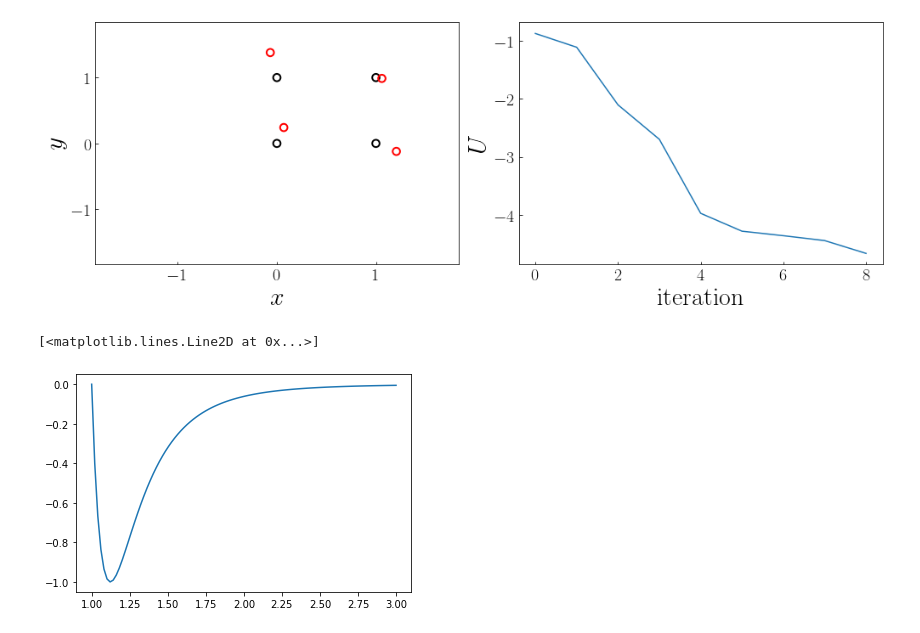
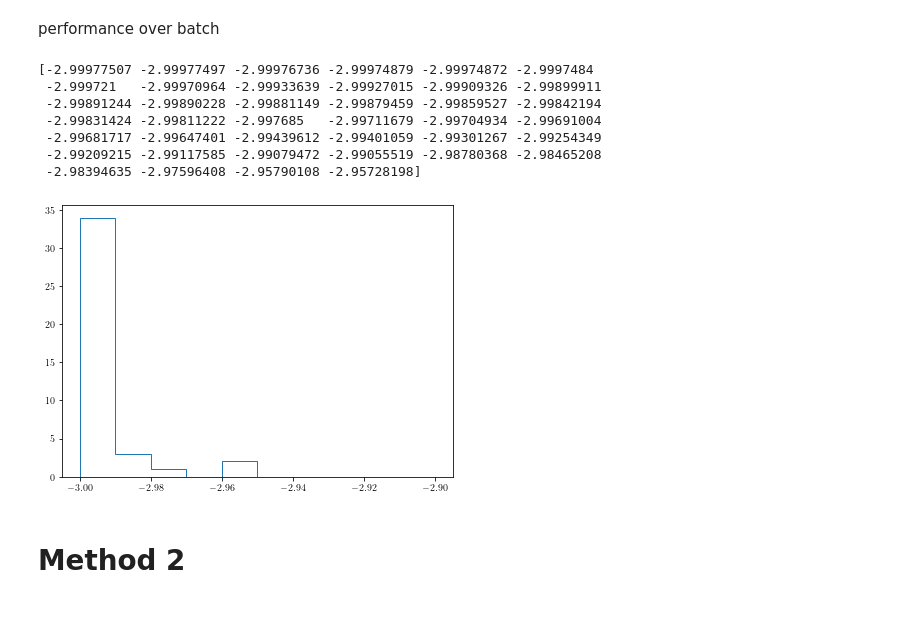
Before and after one commit to rwhitehill/CP-PHYS811-F24, a Jupyter notebook: P1/main.ipynb, the cells around one changed output. Saved outputs shown, nothing was run; the diff lists cells and outputs as text; code cells hidden in the pictures.

```diff
--- a/P1/main.ipynb
+++ b/P1/main.ipynb
@@ -83,0 +90,16 @@ def transform(P,a=np.array([0,0]),theta=0,origin=np.array([0,0])):
+# %%
+def do_method1(h,L,N,track=False):
+    P = L*np.random.uniform(size=(N,2))
+
+    configs,U = [],[]
+    for i in range(N):
+        configs_,U_ = minimize(P,h,track=True,freeze=np.array([j==i for j in range(N)]))
+        configs += list(configs_)
+        U       += list(U_)
+
+        P = configs_[-1]
+
+    if track:
+        return np.array(configs),np.array(U)
+    else:
+        return configs[-1],U[-1]
@@ -83,0 +108,6 @@ def transform(P,a=np.array([0,0]),theta=0,origin=np.array([0,0])):
+# %%
+h = 0.2
+L = 1
+N = 3
+
+configs,U = do_method1(h,L,N,track=True)
@@ -84 +147,37 @@ def transform(P,a=np.array([0,0]),theta=0,origin=np.array([0,0])):
+# %% [markdown]
+performance over batch
+# %%
+h = 0.2
+L = 1
+N = 3
+
+results,U = [],[]
+for i in tqdm(range(50)):
+    results_,U_ = do_method1(h,L,N)
+    results.append(results_)
+    U.append(U_)
+
+results = np.array(results)
+U = np.array(U)
+# %%
+nrows,ncols=1,1
+fig,ax = plt.subplots(nrows=nrows,ncols=ncols,figsize=(7*ncols,5*nrows))
+
+U = np.sort(U)
+print(U[U<-2.95])
+counts,edges = np.histogram(U,bins=10,range=(-3,-2.9))
+ax.stairs(counts,edges)
+
+plt.show()
+# %% [output]
+[-2.99977507 -2.99977497 -2.99976736 -2.99974879 -2.99974872 -2.9997484
+ -2.999721   -2.99970964 -2.99933639 -2.99927015 -2.99909326 -2.99899911
+ -2.99891244 -2.99890228 -2.99881149 -2.99879459 -2.99859527 -2.99842194
+ -2.99831424 -2.99811222 -2.997685   -2.99711679 -2.99704934 -2.99691004
+ -2.99681717 -2.99647401 -2.99439612 -2.99401059 -2.99301267 -2.99254349
+ -2.99209215 -2.99117585 -2.99079472 -2.99055519 -2.98780368 -2.98465208
+ -2.98394635 -2.97596408 -2.95790108 -2.95728198]
+[figure, added]
+# %% [markdown]
+# Method 2
 # %%
@@ -110,11 +208,10 @@ ax[0].set_ylim(-scale,scale)
 ax[1].plot(U)
 ax[1].set_xlabel(r'$\rm iteration$',size=30)
 ax[1].set_ylabel(r'$U$',size=30)
+ax[1].set_ylim(np.amin(U),0)
 
 for i in range(2):
     ax[i].tick_params(axis='both',which='major',direction='in',labelsize=20)
 
 plt.tight_layout()
 plt.show()
-# %% [output]
-[figure, removed]
@@ -130,5 +217,0 @@ U = np.array(U)
-# %%
-plt.plot(x,U)
-# %% [output]
-[<matplotlib.lines.Line2D at 0x...>]
-[figure, removed]
```
Also changed, not shown: parts of 13 cells of this notebook, 3 other files.
